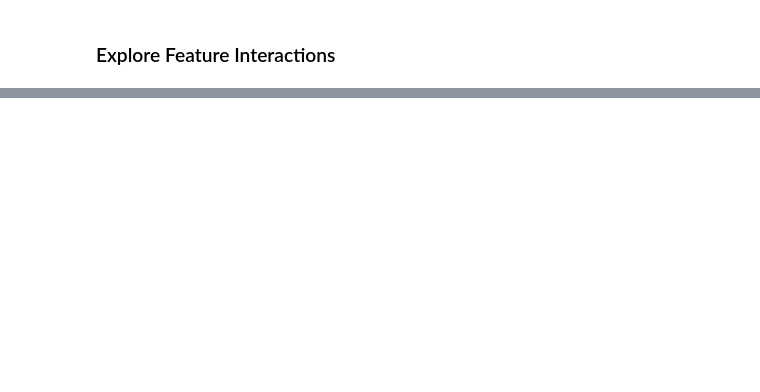
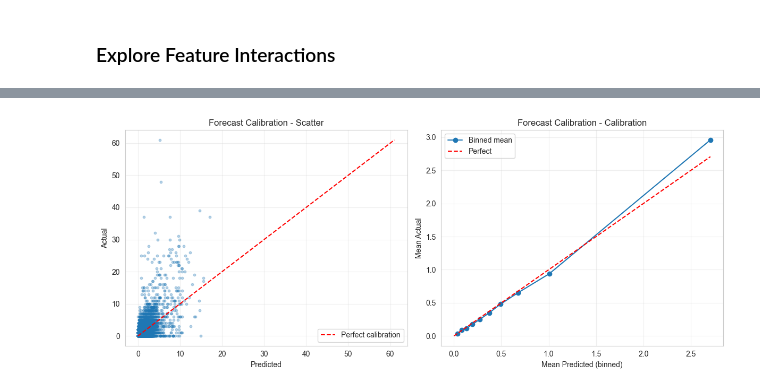
Before and after one commit to goravk95/311-service-requests, a Jupyter notebook: notebooks/Step 5 - Modeling.ipynb, the cells around one changed output, grey strips where cells are left out. Cells and saved outputs as stored; diff of their text form; code cells hidden in the pictures; blank space fills up the shorter version.

Commit message:
switch to weekly forecasting

```diff
--- a/notebooks/Step 5 - Modeling.ipynb
+++ b/notebooks/Step 5 - Modeling.ipynb
@@ -62,5 +63,2 @@ df = df_orig.copy()
-# %%
-df = features.add_h3_keys(df, lat='latitude', lon='longitude', res=8)
-forecast_panel = features.build_forecast_panel(df)
 # %% [markdown]
 ### Explore Feature Interactions
@@ -180,0 +285,35 @@ def fit_pipeline(
+# %%
+df_input = df.copy()
+
+params = {
+            'objective': 'poisson',
+            'n_estimators': 800,
+            'learning_rate': 0.05,
+            'max_depth': 6,
+            'num_leaves': 31,
+            'subsample': 0.8,
+            'colsample_bytree': 0.8,
+            'min_child_samples': 20,
+            'random_state': 42,
+            'verbose': -1
+        }
+
+
+tweedie_params = {
+    "objective": "tweedie",
+    "tweedie_variance_power": 1.3,   # try 1.1–1.6 during tuning
+    "learning_rate": 0.05,
+    "n_estimators": 1200,
+    "subsample": 0.8,
+    "colsample_bytree": 0.8,
+    "random_state": 42,
+}
+
+regressor = LGBMRegressor(**params)
+target_column = f'y_h{horizon}'
+cv_scoring = mean_absolute_error
+input_columns = df_input.columns.tolist()
+# %%
+pipeline, X_train, X_test, y_train, y_test, cv_scores, cv_splitter = fit_pipeline(
+    df_input, regressor, target_column, input_columns, numerical_columns, categorical_columns, cv_scoring = 'neg_mean_absolute_error'
+)
@@ -180,0 +336,3 @@ def fit_pipeline(
+# %%
+y_pred = pipeline.predict(X_test)
+forecast.eval_forecast(y_test, y_pred, family, horizon)
@@ -180,0 +347,4 @@ def fit_pipeline(
+# %%
+forecast.plot_forecast_calibration(y_test, y_pred)
+# %% [output]
+[figure, added]
```
Also changed, not shown: parts of 17 cells of this notebook, 5 other files.
